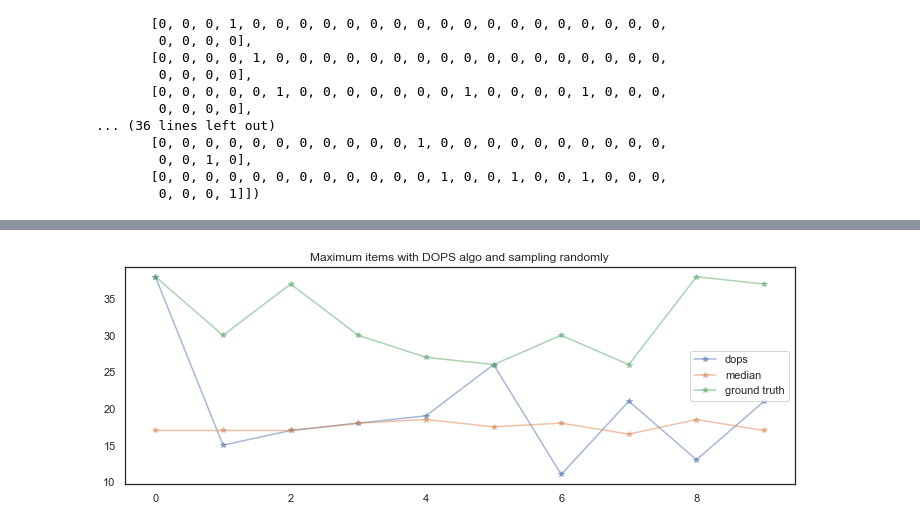
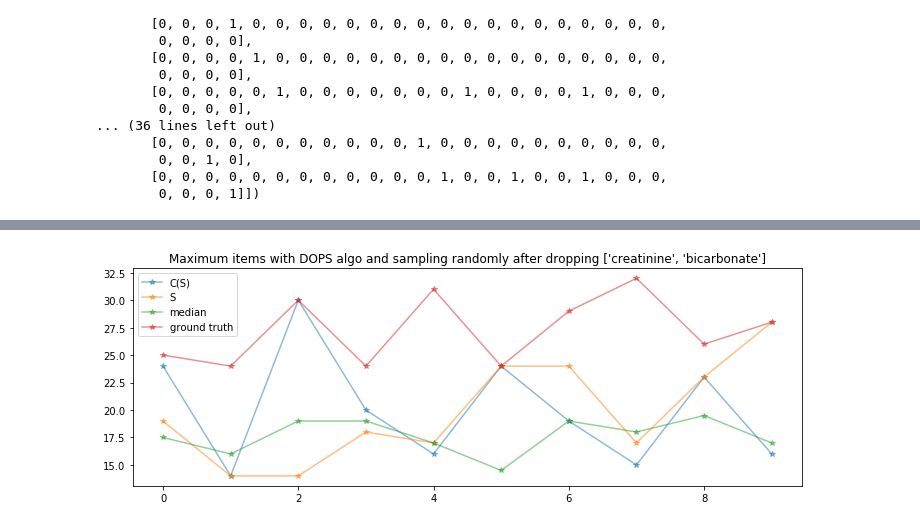
Before and after one commit to Duuuuuu/Learning-to-Rank-Patients-Severity-of-Illness-with-Partially-Observable-Data, a Jupyter notebook: AM221 Synthetic Data Generation.ipynb, the cells around one changed output, grey strips where cells are left out. Drawn from its saved outputs; the diff is of its cells as text; code cells hidden in the pictures.

```diff
--- a/AM221 Synthetic Data Generation.ipynb
+++ b/AM221 Synthetic Data Generation.ipynb
@@ -17,12 +17,10 @@ mini_patient = patient_ids[:1000]
 # %%
 pid = patient_ids[0]
 df_clean = states[pid].loc[:,~states[pid].columns.isin(['Times','bicarbonate_ind', 'bun_ind','creatinine_ind',
-
-
-
                                                         'fio2_ind','glucose_ind','hct_ind','hr_ind','lactate_ind',
-                                            'magnesium_ind','meanbp_ind','platelets_ind','potassium_ind',
-                                             'sodium_ind','spo2_ind','spontaneousrr_ind','temp_ind','urine_ind','wbc_ind'])]
+                                                        'magnesium_ind','meanbp_ind','platelets_ind','potassium_ind',
+                                                        'sodium_ind','spo2_ind','spontaneousrr_ind','temp_ind',
+                                                        'urine_ind','wbc_ind'])]
 
 df_clean.insert(0,'ICU_ID',pid)
 df_x_train = df_clean.loc[:,~df_clean.columns.isin(['sofa','oasis','saps'])]
@@ -34,9 +32,10 @@ y_train = df_y_train.iloc[0]
 
 for pid in patient_ids[1:]:
     df_clean = states[pid].loc[:,~states[pid].columns.isin(['Times','bicarbonate_ind', 'bun_ind','creatinine_ind',
-                                             'fio2_ind','glucose_ind','hct_ind','hr_ind','lactate_ind',
-                                            'magnesium_ind','meanbp_ind','platelets_ind','potassium_ind',
-                                             'sodium_ind','spo2_ind','spontaneousrr_ind','temp_ind','urine_ind','wbc_ind'])]
+                                                            'fio2_ind','glucose_ind','hct_ind','hr_ind','lactate_ind',
+                                                            'magnesium_ind','meanbp_ind','platelets_ind','potassium_ind',
+                                                            'sodium_ind','spo2_ind','spontaneousrr_ind','temp_ind',
+                                                            'urine_ind','wbc_ind'])]
 
     df_clean.insert(0,'ICU_ID',pid)
     df_x_train = df_clean.loc[:,~df_clean.columns.isin(['sofa','oasis','saps'])]
@@ -194,42 +194,49 @@ x_train = x_train.drop(['ICU_ID'],axis=1)
 # %%
-from itertools import combinations
 harder_measure = ['lactate','platelets','bun','hct','creatinine','magnesium','potassium','bicarbonate']
 
+# Randomly select 1000 items from the master
+measure = ['creatinine','bicarbonate']
+print("Starting DOPS when dropping " + str(measure))
 
-for item in combinations(harder_measure,2):
-    ##Randomly select 1000 items from the master
-    x,y = np.random.choice(x_train,size=1000,replace=False), np.random.choice(y_train,size=1000,replace=False)
-    print("Starting DOPS when dropping " + str(item))
-    measure = list(item)
-    mdt = x.copy()
-    mdt[measure] = 0
-    x_train_dops = mdt.values
+preds = []
+preds_cover_self = []
+truths = []
+t1 = time.time()
+for i in range(10):
+    np.random.seed(i)
+    index = np.random.choice(len(x_train), size=1000, replace=False)
+    x,y = x_train.iloc[index], y_train.iloc[index]
+    x[measure] = 0.0
+    x_train_dops = x.values
     y_train_dops = y['saps'].values
+    X_train, X_test,Y_train,Y_test = train_test_split(x_train_dops,y_train_dops,test_size=0.02)
+    test_len = len(Y_test)
+    res1, pred_theta, max_item_index = dops(X_train, Y_train, X_test, coverage, test_len, 0.8, \
+                                           np.zeros(26), batch_size=64, eta=0.1, iters=100, print_every=40)
+    res2, pred_theta, max_item_index = dops(X_train, Y_train, X_test, np.eye(len(coverage)), test_len, 0.8, \
+                                           np.zeros(26), batch_size=64, eta=0.1, iters=100, print_every=40)
+    preds.append(res1)
+    preds_cover_self.append(res2)
+    truths.append(Y_test)
 
-    preds = []
-    truths = []
+pred = []
+pred_cover_self = []
+real = []
+rand = []
+for i in range(10):
+    pred.append(truths[i][np.argmax(preds[i])])
+    pred_cover_self.append(truths[i][np.argmax(preds_cover_self[i])])
+    real.append(max(truths[i]))
+    rand.append(np.median(truths[i]))
+t2 = time.time()
+print('Used time: %.2fs' % (t2-t1))
 
-    for i in range(10):
-        X_train, X_test,Y_train,Y_test = train_test_split(x_train_dops,y_train_dops,test_size=0.05)
-        test_len = len(Y_test)
-        res, pred_theta, max_item_index = dops(X_train, Y_train, X_test, coverage, test_len, 0.8, np.zeros(26), eta=1, iters=200,print_every=100)
-
-        preds.append(res)
-        truths.append(Y_test)
-
-    pred = []
-    real = []
-    rand = []
-    for i in range(10):
-        pred.append(truths[i][np.argmax(preds[i])])
-        real.append(max(truths[i]))
-        rand.append(np.median(truths[i]))
-
-    plt.figure(figsize=(12,4))
-    plt.plot(np.arange(0,10), pred, '*-', alpha=0.5, label='dops')
-    plt.plot(np.arange(0,10), rand, '*-', alpha=0.5, label='median')
-    plt.plot(np.arange(0,10), real, '*-', alpha=0.5, label='ground truth')
-    plt.legend()
-    plt.title('Maximum items with DOPS algo and sampling randomly after dropping ' + str(measure))
-    plt.savefig("results after dropping " + str(measure))
+plt.figure(figsize=(12,4))
+plt.plot(np.arange(0,10), pred, '*-', alpha=0.5, label='C(S)')
+plt.plot(np.arange(0,10), pred_cover_self, '*-', alpha=0.5, label='S')
+plt.plot(np.arange(0,10), rand, '*-', alpha=0.5, label='median')
+plt.plot(np.arange(0,10), real, '*-', alpha=0.5, label='ground truth')
+plt.legend()
+plt.title('Maximum items with DOPS algo and sampling randomly after dropping ' + str(measure))
+plt.savefig("results after dropping " + str(measure))
 # %% [output]
@@ -254 +260 @@ KeyboardInterrupt:
-[figure, old version]
+[figure, new version]
```
Also changed, not shown: parts of 16 cells of this notebook.
